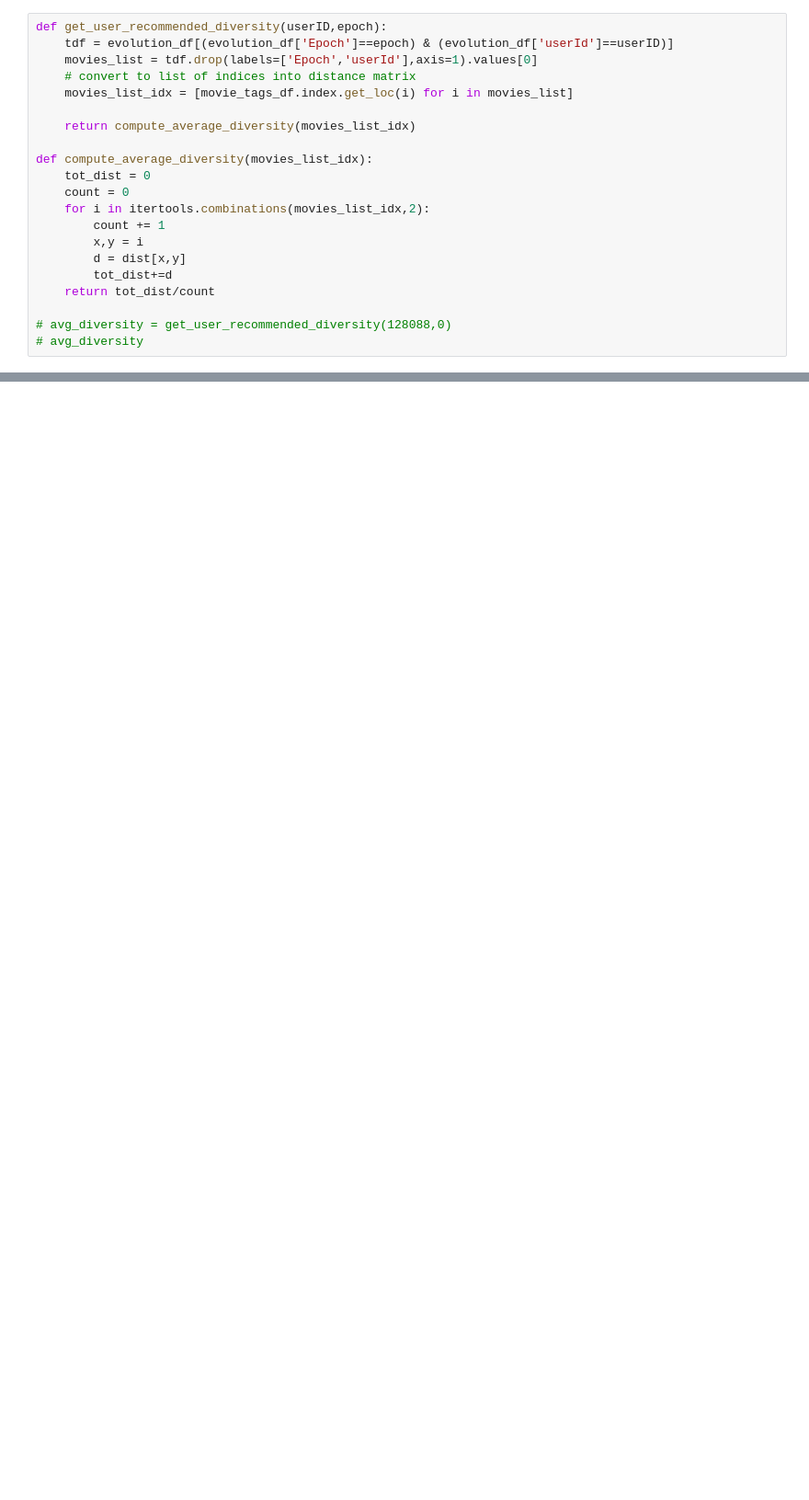
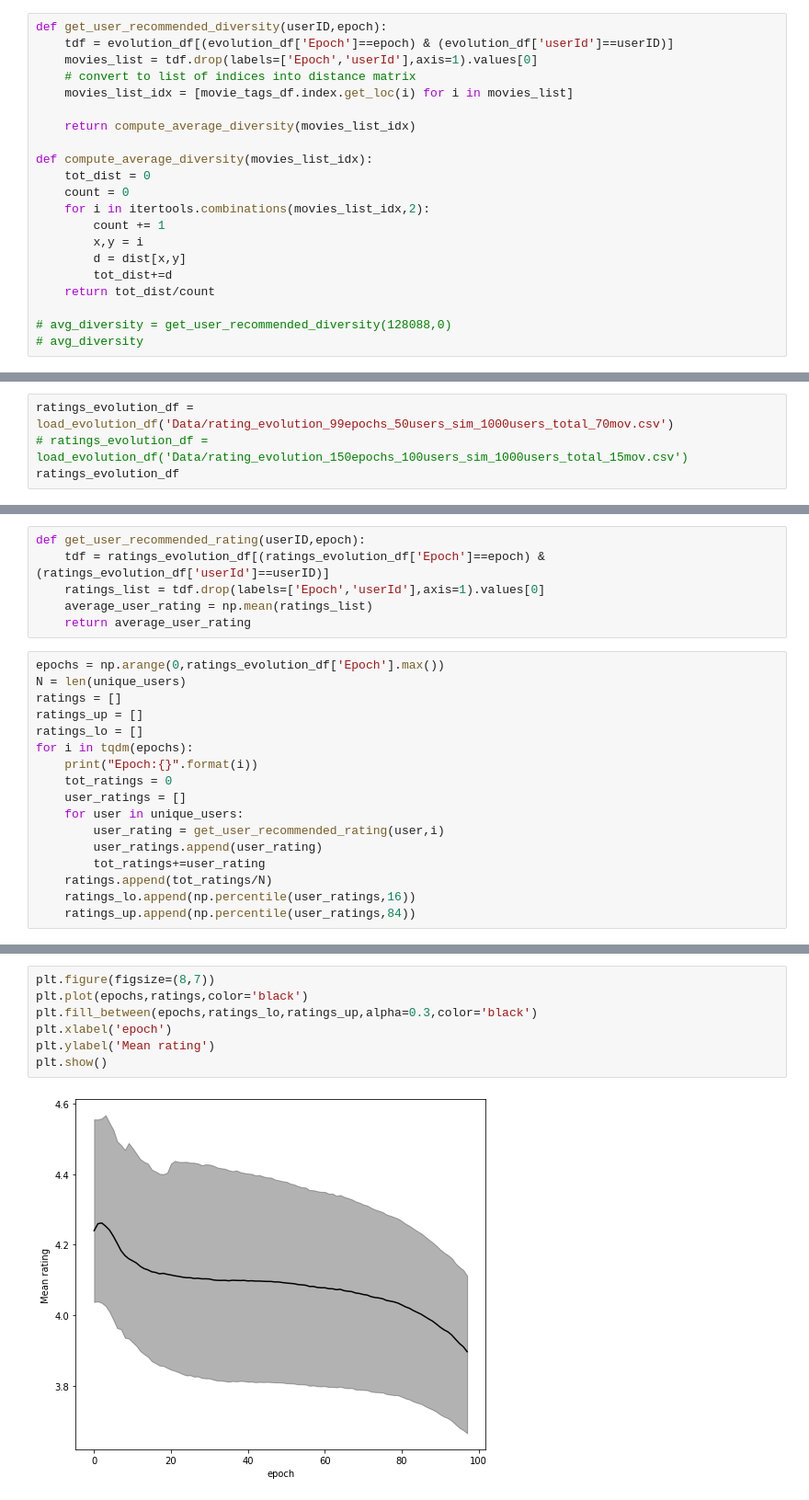
Before and after one commit to enoordeh/WestCoastDatathon, a Jupyter notebook: diversity.ipynb, the cells around one changed output, grey strips where cells are left out. Shown at 92% size. Cells and saved outputs as stored; diff of their text form; blank space fills up the shorter version.

```diff
--- a/diversity.ipynb
+++ b/diversity.ipynb
@@ -278,0 +278,4 @@ plt.show()
+# %%
+ratings_evolution_df = load_evolution_df('Data/rating_evolution_99epochs_50users_sim_1000users_total_70mov.csv')
+# ratings_evolution_df = load_evolution_df('Data/rating_evolution_150epochs_100users_sim_1000users_total_15mov.csv')
+ratings_evolution_df
@@ -278,0 +296,23 @@ plt.show()
+# %%
+def get_user_recommended_rating(userID,epoch):
+    tdf = ratings_evolution_df[(ratings_evolution_df['Epoch']==epoch) & (ratings_evolution_df['userId']==userID)]
+    ratings_list = tdf.drop(labels=['Epoch','userId'],axis=1).values[0]
+    average_user_rating = np.mean(ratings_list)
+    return average_user_rating
+# %%
+epochs = np.arange(0,ratings_evolution_df['Epoch'].max())
+N = len(unique_users)
+ratings = []
+ratings_up = []
+ratings_lo = []
+for i in tqdm(epochs):
+    print("Epoch:{}".format(i))
+    tot_ratings = 0
+    user_ratings = []
+    for user in unique_users:
+        user_rating = get_user_recommended_rating(user,i)
+        user_ratings.append(user_rating)
+        tot_ratings+=user_rating
+    ratings.append(tot_ratings/N)
+    ratings_lo.append(np.percentile(user_ratings,16))
+    ratings_up.append(np.percentile(user_ratings,84))
@@ -278,0 +337,9 @@ plt.show()
+# %%
+plt.figure(figsize=(8,7))
+plt.plot(epochs,ratings,color='black')
+plt.fill_between(epochs,ratings_lo,ratings_up,alpha=0.3,color='black')
+plt.xlabel('epoch')
+plt.ylabel('Mean rating')
+plt.show()
+# %% [output]
+[figure, added]
```
Also changed, not shown: parts of 9 cells of this notebook, 3 other files.
